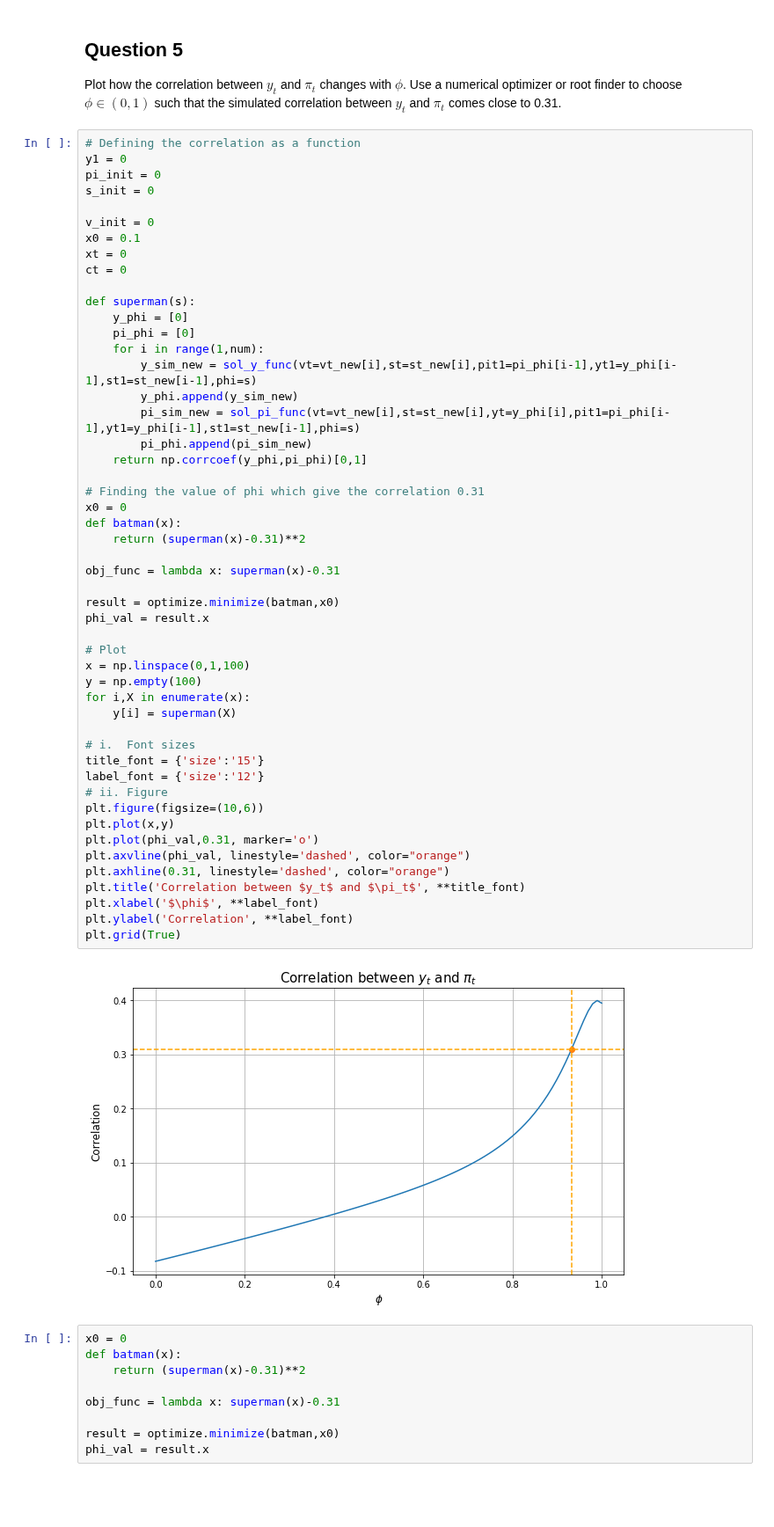
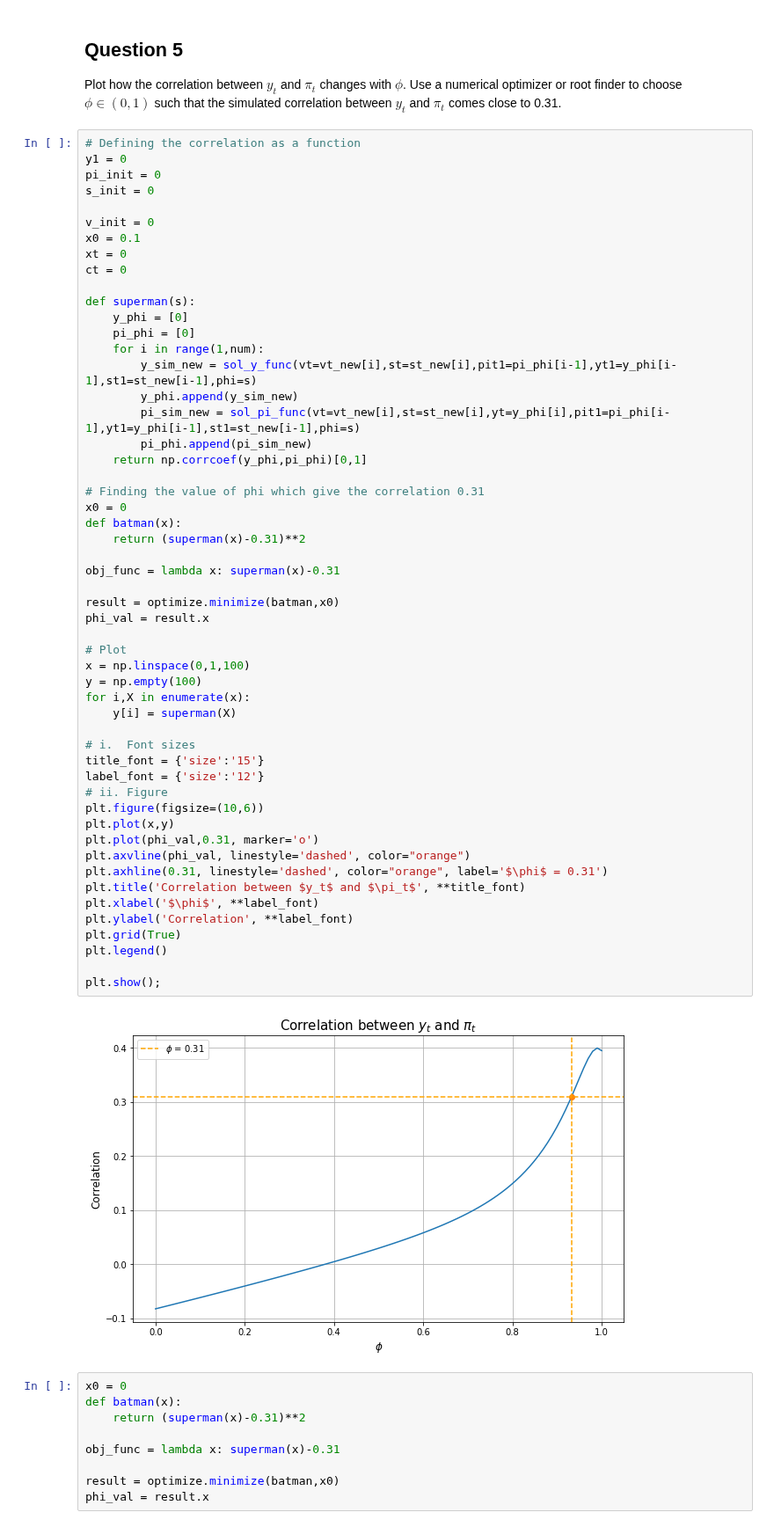
Before and after one commit to NumEconCopenhagen/projects-2019-credible-threats, a Jupyter notebook: examproject/Idaho.ipynb, the cells around one changed output. Shown at 88% size. Cells and saved outputs as stored; diff of their text form; blank space fills up the shorter version.

```diff
--- a/examproject/Idaho.ipynb
+++ b/examproject/Idaho.ipynb
@@ -696,35 +698,38 @@ def superman(s):
 
 # Finding the value of phi which give the correlation 0.31
 x0 = 0
 def batman(x):
     return (superman(x)-0.31)**2
 
 obj_func = lambda x: superman(x)-0.31
 
 result = optimize.minimize(batman,x0)
 phi_val = result.x
 
 # Plot
 x = np.linspace(0,1,100)
 y = np.empty(100)
 for i,X in enumerate(x):
     y[i] = superman(X)
 
 # i.  Font sizes
 title_font = {'size':'15'}
 label_font = {'size':'12'}
 # ii. Figure
 plt.figure(figsize=(10,6))
 plt.plot(x,y)
 plt.plot(phi_val,0.31, marker='o')
 plt.axvline(phi_val, linestyle='dashed', color="orange")
-plt.axhline(0.31, linestyle='dashed', color="orange")
+plt.axhline(0.31, linestyle='dashed', color="orange", label='$\phi$ = 0.31')
 plt.title('Correlation between $y_t$ and $\pi_t$', **title_font)
 plt.xlabel('$\phi$', **label_font)
 plt.ylabel('Correlation', **label_font)
 plt.grid(True)
+plt.legend()
+
+plt.show();
 # %% [output]
-[figure, old version]
+[figure, new version]
 # %%
 x0 = 0
 def batman(x):
```
Also changed, not shown: parts of 3 cells of this notebook.
